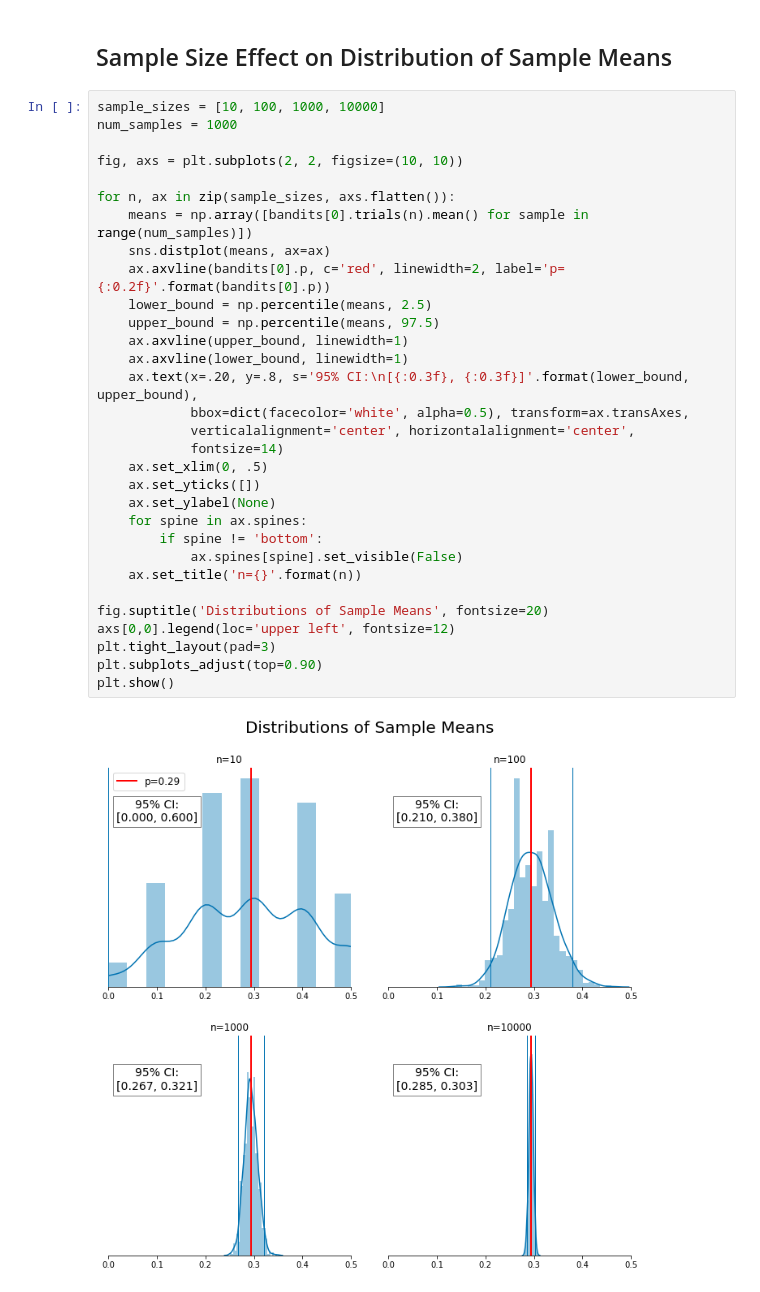
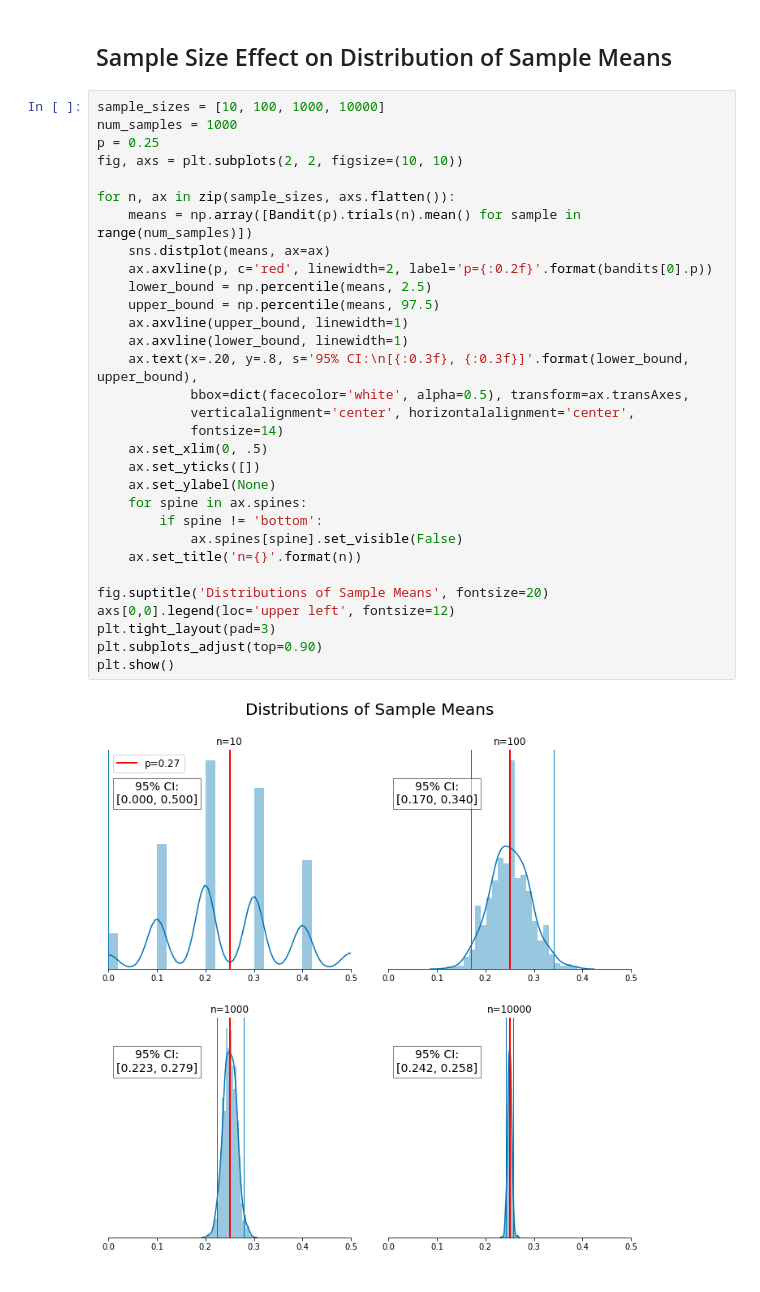
Before and after one commit to brett-castellanos/brett-castellanos.github.io, a Jupyter notebook: content/blog/2019-11-16-brett-castellanos-multi-armed-bandit.ipynb, the cells around one changed output. Saved outputs shown, nothing was run; the diff lists cells and outputs as text.

Commit message:
update bandit blog

```diff
--- a/content/blog/2019-11-16-brett-castellanos-multi-armed-bandit.ipynb
+++ b/content/blog/2019-11-16-brett-castellanos-multi-armed-bandit.ipynb
@@ -28,33 +117,33 @@ bandits = [Bandit() for bandit in range(3)]
 # %%
 sample_sizes = [10, 100, 1000, 10000]
 num_samples = 1000
-
+p = 0.25
 fig, axs = plt.subplots(2, 2, figsize=(10, 10))
 
 for n, ax in zip(sample_sizes, axs.flatten()):
-    means = np.array([bandits[0].trials(n).mean() for sample in range(num_samples)])
+    means = np.array([Bandit(p).trials(n).mean() for sample in range(num_samples)])
     sns.distplot(means, ax=ax)
-    ax.axvline(bandits[0].p, c='red', linewidth=2, label='p={:0.2f}'.format(bandits[0].p))
+    ax.axvline(p, c='red', linewidth=2, label='p={:0.2f}'.format(bandits[0].p))
     lower_bound = np.percentile(means, 2.5)
     upper_bound = np.percentile(means, 97.5)
     ax.axvline(upper_bound, linewidth=1)
     ax.axvline(lower_bound, linewidth=1)
     ax.text(x=.20, y=.8, s='95% CI:\n[{:0.3f}, {:0.3f}]'.format(lower_bound, upper_bound),
             bbox=dict(facecolor='white', alpha=0.5), transform=ax.transAxes,
             verticalalignment='center', horizontalalignment='center',
             fontsize=14)
     ax.set_xlim(0, .5)
     ax.set_yticks([])
     ax.set_ylabel(None)
     for spine in ax.spines:
         if spine != 'bottom':
             ax.spines[spine].set_visible(False)
     ax.set_title('n={}'.format(n))
 
 fig.suptitle('Distributions of Sample Means', fontsize=20)
 axs[0,0].legend(loc='upper left', fontsize=12)
 plt.tight_layout(pad=3)
 plt.subplots_adjust(top=0.90)
 plt.show()
 # %% [output]
-[figure, old version]
+[figure, new version]
```
Also changed, not shown: parts of 6 cells of this notebook, 1 other file.
